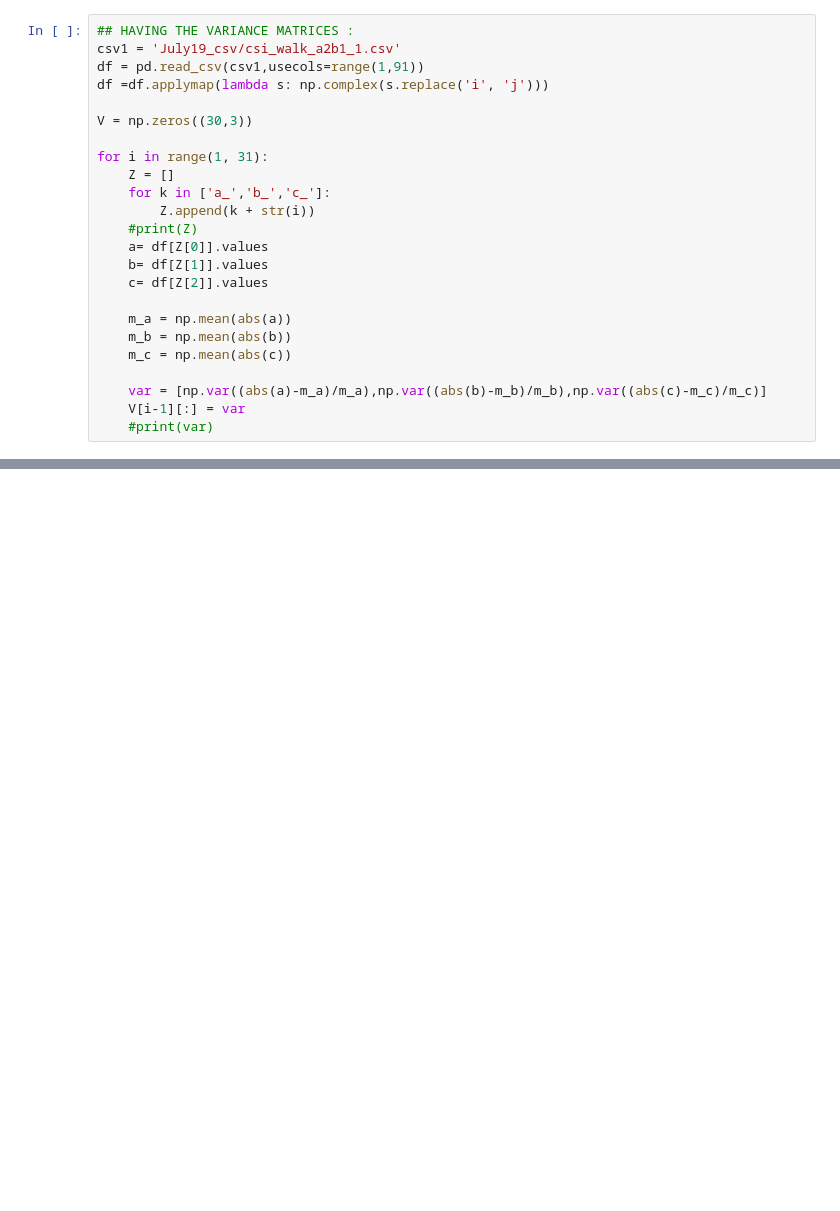
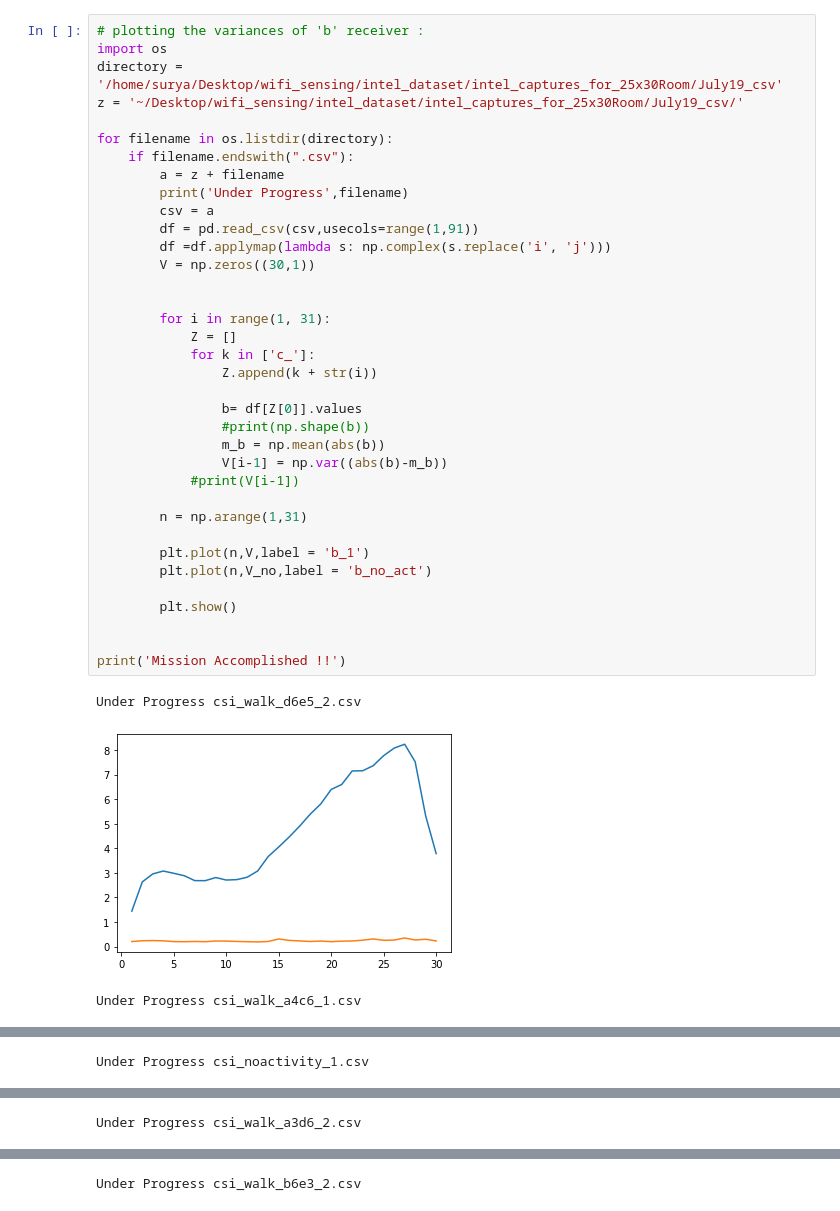
Before and after one commit to Surya291/WiFi_Sensing, a Jupyter notebook: Analysis.ipynb, the cells around one changed output, grey strips where cells are left out. Cells and saved outputs as stored; diff of their text form; blank space fills up the shorter version.

```diff
--- a/Analysis.ipynb
+++ b/Analysis.ipynb
@@ -106,24 +309,40 @@ plt.show()
 # %%
-## HAVING THE VARIANCE MATRICES :
-csv1 = 'July19_csv/csi_walk_a2b1_1.csv'
-df = pd.read_csv(csv1,usecols=range(1,91))
-df =df.applymap(lambda s: np.complex(s.replace('i', 'j')))
+# plotting the variances of 'b' receiver :
+import os
+directory = '/home/surya/Desktop/wifi_sensing/intel_dataset/intel_captures_for_25x30Room/July19_csv'
+z = '~/Desktop/wifi_sensing/intel_dataset/intel_captures_for_25x30Room/July19_csv/'
 
-V = np.zeros((30,3))
+for filename in os.listdir(directory):
+    if filename.endswith(".csv"):
+        a = z + filename
+        print('Under Progress',filename)
+        csv = a
+        df = pd.read_csv(csv,usecols=range(1,91))
+        df =df.applymap(lambda s: np.complex(s.replace('i', 'j')))
+        V = np.zeros((30,1))
 
-for i in range(1, 31):
-    Z = []
-    for k in ['a_','b_','c_']:
-        Z.append(k + str(i))
-    #print(Z)
-    a= df[Z[0]].values
-    b= df[Z[1]].values
-    c= df[Z[2]].values
 
-    m_a = np.mean(abs(a))
-    m_b = np.mean(abs(b))
-    m_c = np.mean(abs(c))
+        for i in range(1, 31):
+            Z = []
+            for k in ['c_']:
+                Z.append(k + str(i))
 
-    var = [np.var((abs(a)-m_a)/m_a),np.var((abs(b)-m_b)/m_b),np.var((abs(c)-m_c)/m_c)]
-    V[i-1][:] = var
-    #print(var)
+                b= df[Z[0]].values
+                #print(np.shape(b))
+                m_b = np.mean(abs(b))
+                V[i-1] = np.var((abs(b)-m_b))
+            #print(V[i-1])
+
+        n = np.arange(1,31)
+
+        plt.plot(n,V,label = 'b_1')
+        plt.plot(n,V_no,label = 'b_no_act')
+
+        plt.show()
+
+
+print('Mission Accomplished !!')
+# %% [output]
+Under Progress csi_walk_d6e5_2.csv
+[figure, added]
+Under Progress csi_walk_a4c6_1.csv
@@ -129,0 +350 @@ for i in range(1, 31):
+Under Progress csi_noactivity_1.csv
@@ -129,0 +352 @@ for i in range(1, 31):
+Under Progress csi_walk_a3d6_2.csv
@@ -129,0 +354 @@ for i in range(1, 31):
+Under Progress csi_walk_b6e3_2.csv
```
Also changed, not shown: parts of 17 cells of this notebook, 3 other files.
